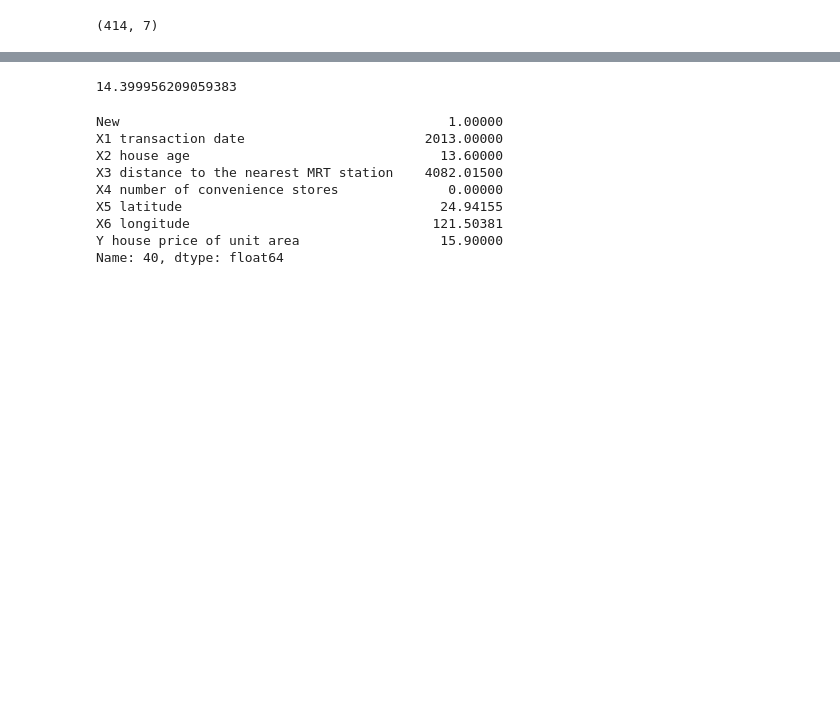
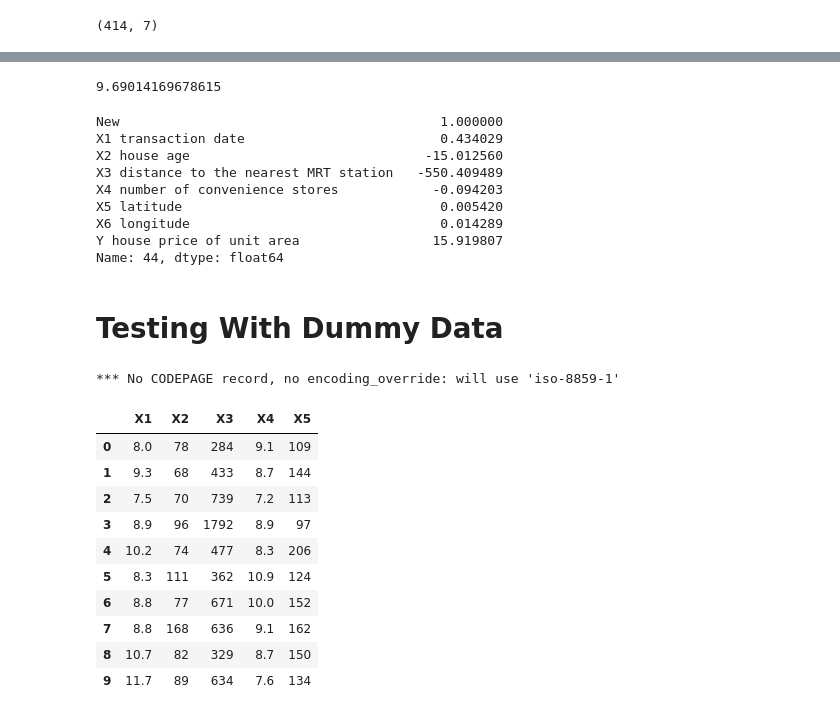
Before and after one commit to aawladd/AMTH-Machine-Learning-Projects, a Jupyter notebook: Multiple Linear Regression/MultipleRegression.ipynb, the cells around one changed output, grey strips where cells are left out. Saved outputs shown, nothing was run; the diff lists cells and outputs as text; code cells hidden in the pictures; blank space fills up the shorter version.

```diff
--- a/Multiple Linear Regression/MultipleRegression.ipynb
+++ b/Multiple Linear Regression/MultipleRegression.ipynb
@@ -248,17 +249,19 @@ array([-1.44371027e+04,  5.14622756e+00, -2.69695447e-01, -4.48746093e-03,
 # %%
-predict = X[40]@b.T
+predict = X[44]@b.T
 predict
 # %% [output]
-14.399956209059383
+9.69014169678615
 # %%
-df.loc[40]
+df.loc[44]
 # %% [output]
-New                                          1.00000
-X1 transaction date                       2013.00000
-X2 house age                                13.60000
-X3 distance to the nearest MRT station    4082.01500
-X4 number of convenience stores              0.00000
-X5 latitude                                 24.94155
-X6 longitude                               121.50381
-Y house price of unit area                  15.90000
-Name: 40, dtype: float64
+New                                         1.000000
+X1 transaction date                         0.434029
+X2 house age                              -15.012560
+X3 distance to the nearest MRT station   -550.409489
+X4 number of convenience stores            -0.094203
+X5 latitude                                 0.005420
+X6 longitude                                0.014289
+Y house price of unit area                 15.919807
+Name: 44, dtype: float64
+# %% [markdown]
+# Testing With Dummy Data
@@ -264,0 +271,16 @@ Name: 40, dtype: float64
+# %%
+df = pd.read_excel('mlr07.xls', engine='xlrd')
+df.head(10)
+# %% [output]
+*** No CODEPAGE record, no encoding_override: will use 'iso-8859-1'
+|  | X1 | X2 | X3 | X4 | X5 |
+| 0 | 8.0 | 78 | 284 | 9.1 | 109 |
+| 1 | 9.3 | 68 | 433 | 8.7 | 144 |
+| 2 | 7.5 | 70 | 739 | 7.2 | 113 |
+| 3 | 8.9 | 96 | 1792 | 8.9 | 97 |
+| 4 | 10.2 | 74 | 477 | 8.3 | 206 |
+| 5 | 8.3 | 111 | 362 | 10.9 | 124 |
+| 6 | 8.8 | 77 | 671 | 10.0 | 152 |
+| 7 | 8.8 | 168 | 636 | 9.1 | 162 |
+| 8 | 10.7 | 82 | 329 | 8.7 | 150 |
+| 9 | 11.7 | 89 | 634 | 7.6 | 134 |
```
Also changed, not shown: parts of 20 cells of this notebook, 6 other files.
